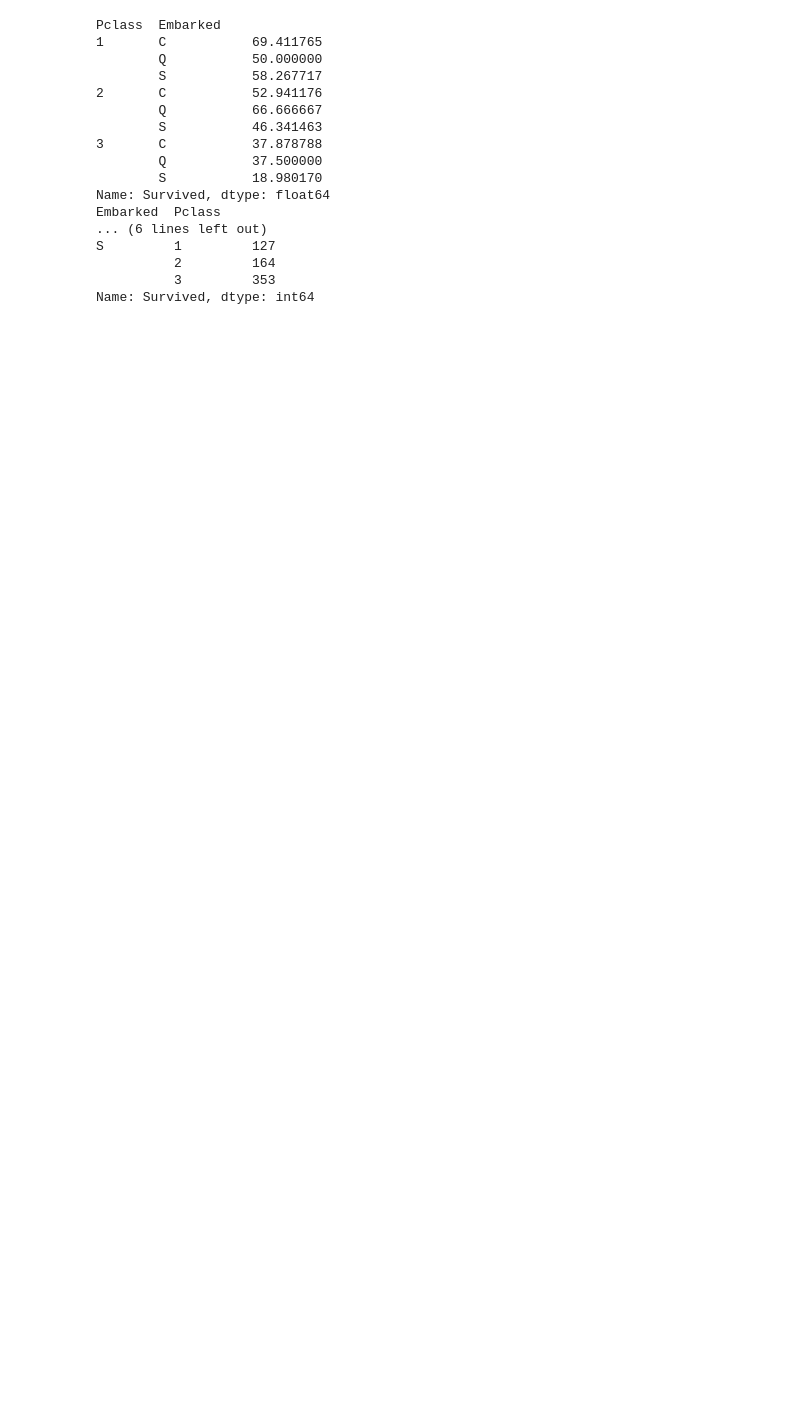
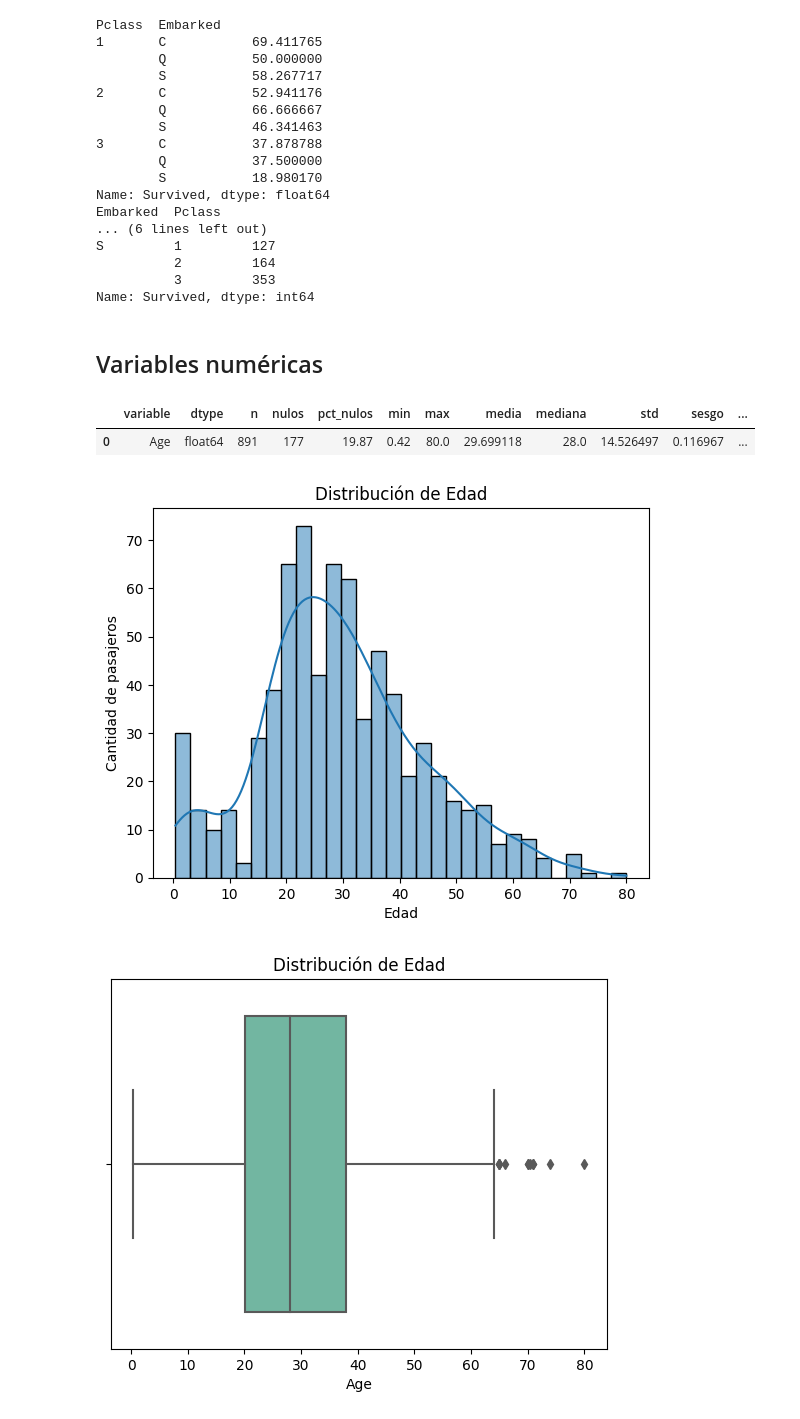
Before and after one commit to urcuninna/titanic_project, a Jupyter notebook: nootebooks/01_data_exploration.ipynb, the cells around one changed output. Saved outputs shown, nothing was run; the diff lists cells and outputs as text; code cells hidden in the pictures; blank space fills up the shorter version.

Commit message:
Análisis univariado de variables numéricas: Fare Age y SibSp

```diff
--- a/nootebooks/01_data_exploration.ipynb
+++ b/nootebooks/01_data_exploration.ipynb
@@ -531,3 +517,5 @@ S         1         127
           2         164
           3         353
 Name: Survived, dtype: int64
+# %% [markdown]
+## Variables numéricas
@@ -533,0 +551,20 @@ Name: Survived, dtype: int64
+# %%
+# Age validación
+
+resumen_numericas(df, 'Age')
+# %% [output]
+|  | variable | dtype | n | nulos | pct_nulos | min | max | media | mediana | std | sesgo | ... |
+| 0 | Age | float64 | 891 | 177 | 19.87 | 0.42 | 80.0 | 29.699118 | 28.0 | 14.526497 | 0.116967 | ... |
+# %%
+sns.histplot(df['Age'], kde=True, bins=30, palette="Set2")
+plt.title('Distribución de Edad')
+plt.xlabel('Edad')
+plt.ylabel('Cantidad de pasajeros')
+plt.show()
+
+sns.boxplot(x=df['Age'], palette="Set2")
+plt.title('Distribución de Edad')
+plt.show()
+# %% [output]
+[figure, added]
+[figure, added]
```
Also changed, not shown: parts of 16 cells of this notebook.
